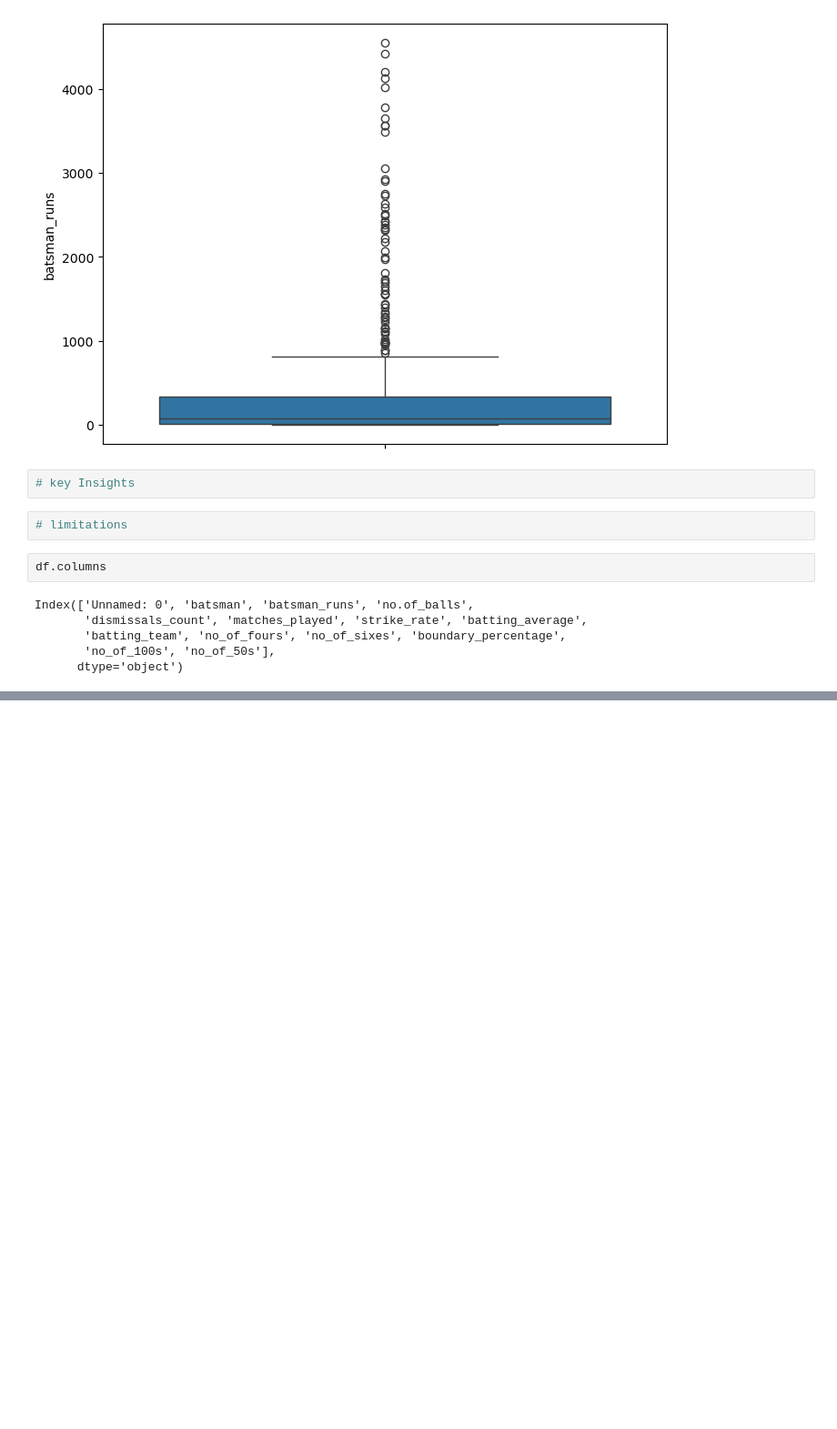
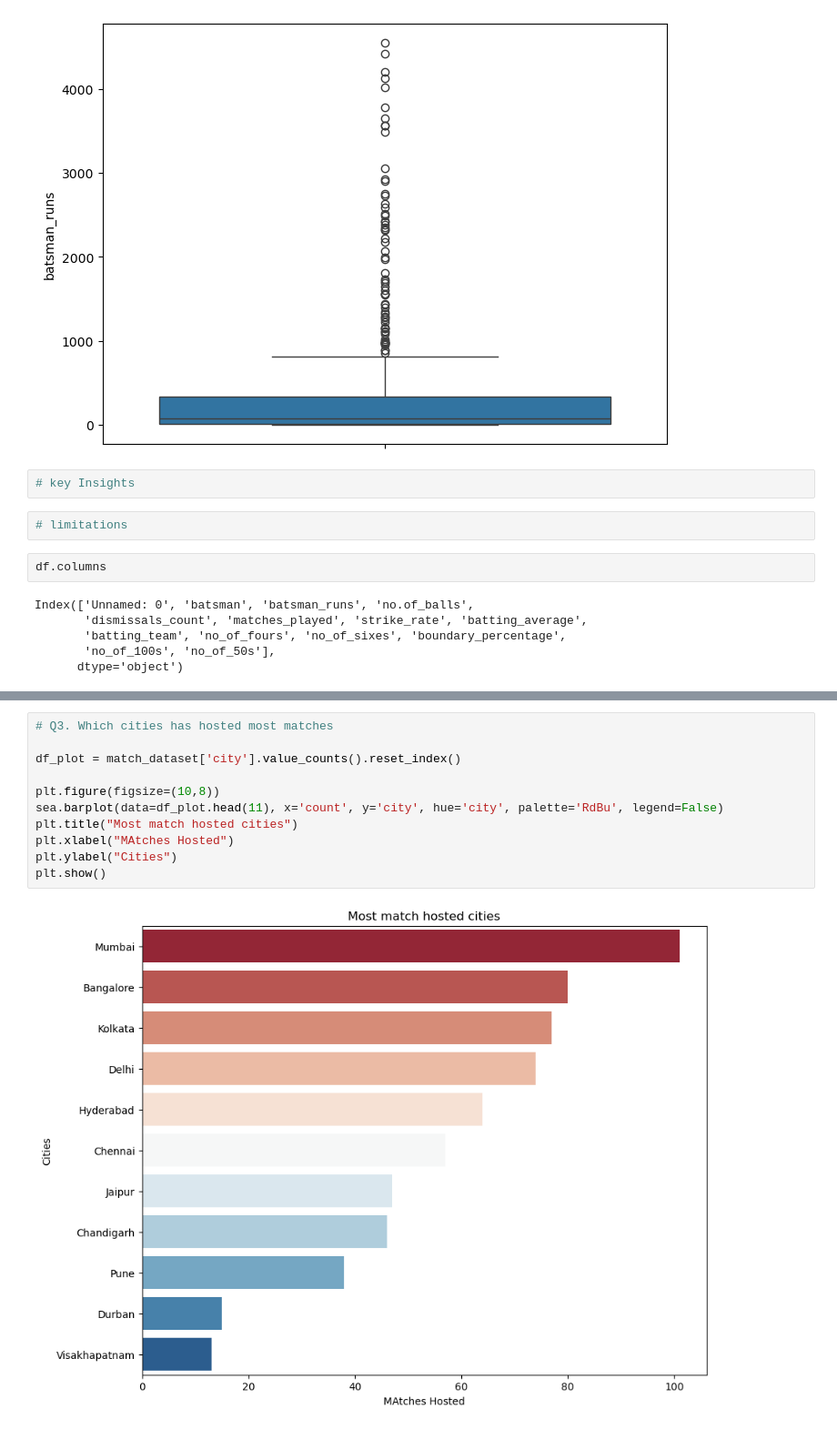
Before and after one commit to sxrthk17/data-analysis-projects, a Jupyter notebook: ipl-eda/IPL_EDA.ipynb, the cells around one changed output, grey strips where cells are left out. Shown at 91% size. Cells and saved outputs as stored; diff of their text form; blank space fills up the shorter version.

```diff
--- a/ipl-eda/IPL_EDA.ipynb
+++ b/ipl-eda/IPL_EDA.ipynb
@@ -836,0 +1073,13 @@ Index(['Unnamed: 0', 'batsman', 'batsman_runs', 'no.of_balls',
+# %%
+# Q3. Which cities has hosted most matches
+
+df_plot = match_dataset['city'].value_counts().reset_index()
+
+plt.figure(figsize=(10,8))
+sea.barplot(data=df_plot.head(11), x='count', y='city', hue='city', palette='RdBu', legend=False)
+plt.title("Most match hosted cities")
+plt.xlabel("MAtches Hosted")
+plt.ylabel("Cities")
+plt.show()
+# %% [output]
+[figure, added]
```
Also changed, not shown: parts of 23 cells of this notebook.
